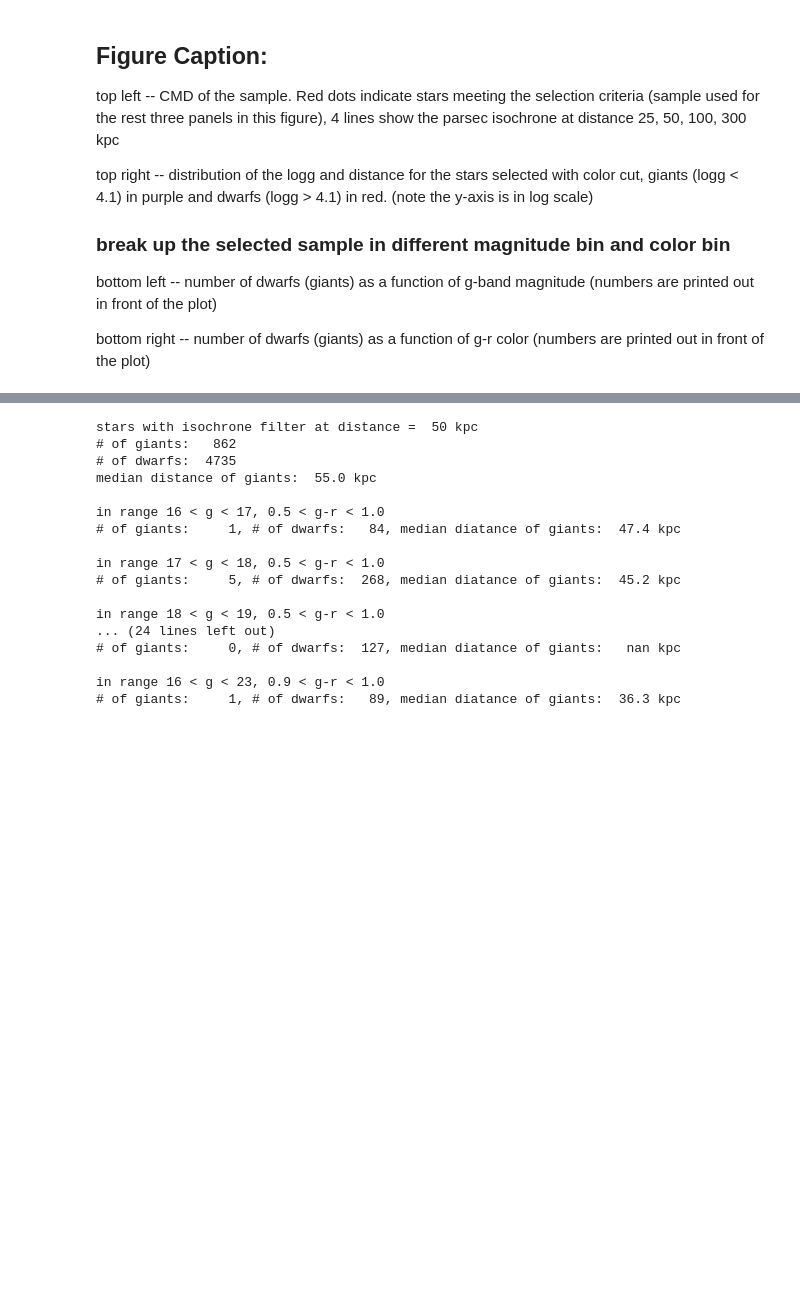
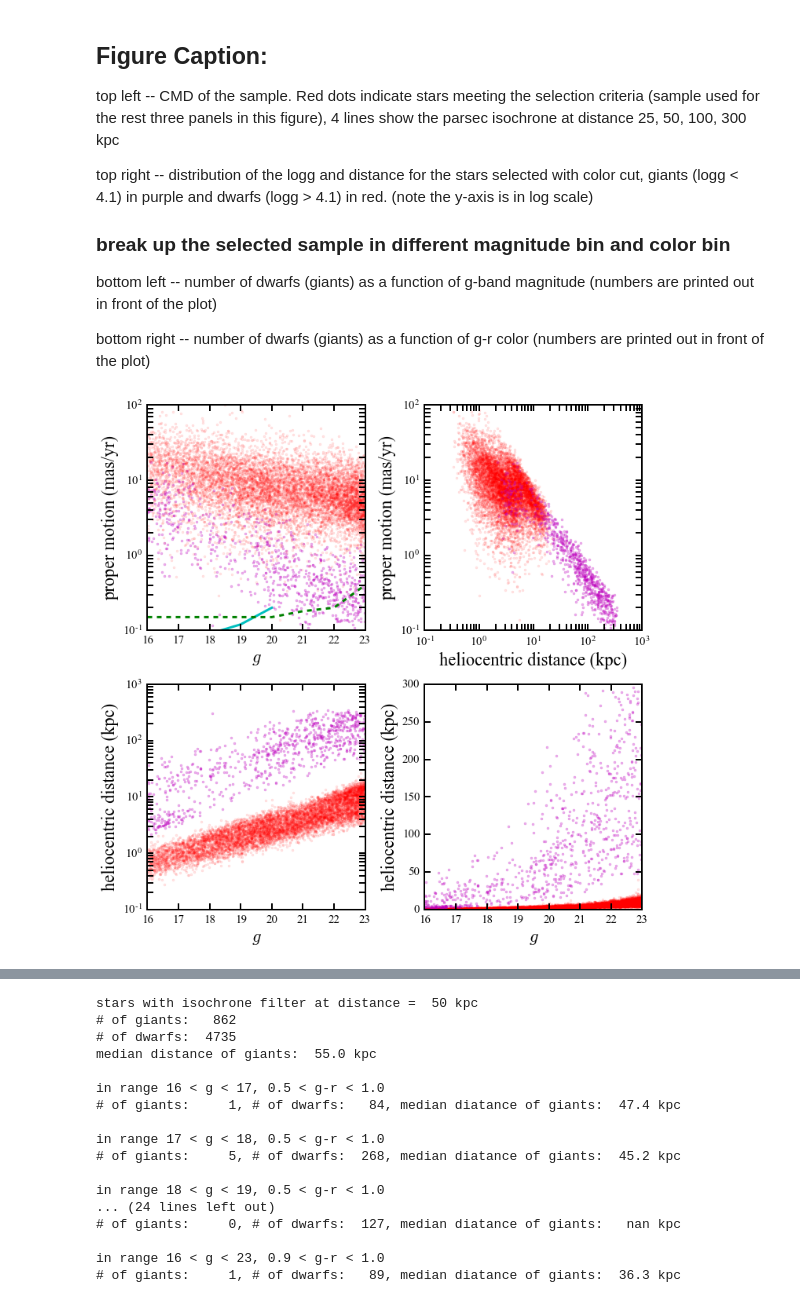
Before and after one commit to sazabi4/test, a Jupyter notebook: Foreground_star_estimation_galaxia.ipynb, the cells around one changed output, grey strips where cells are left out. Cells and saved outputs as stored; diff of their text form; code cells hidden in the pictures; blank space fills up the shorter version.

Commit message:
updated with besancon model and included proper motion in galaxy

```diff
--- a/Foreground_star_estimation_galaxia.ipynb
+++ b/Foreground_star_estimation_galaxia.ipynb
@@ -13,7 +13,7 @@ parsec = np.genfromtxt('/Users/astrolab/Work/UFD/ugali/isochrones/padova_v3/iso_
 # %%
 abs_g = galaxia['sdss_g']
 abs_r = galaxia['sdss_r']
-d = galaxia['rad']
+d = galaxia['rad'] #in kpc
 print 'distance to farthest star: %4d kpc' %d.max()
 
 dm = 5*np.log10(d*1000)-5
@@ -27,10 +27,20 @@ app_g = galaxia['sdss_g']+5*np.log10(d*1000)-5
 app_r = galaxia['sdss_r']+5*np.log10(d*1000)-5
 popid = galaxia['popid']
 logg = galaxia['grav']
-teff = galaxia['teff']
+teff = galaxia['teff']  # log(Teff)
 
 magrange_mask = (app_g < 23)&(app_g > 16)
 print 'total number of stars: %6d' %len(app_g[magrange_mask])
+
+import bovy_coords
+temp = bovy_coords.vxvyvz_to_vrpmllpmbb(galaxia['vx'], galaxia['vy'],\
+                                                    galaxia['vz'], galaxia['glon'],\
+                                                    galaxia['glat'], galaxia['rad'],\
+                                                   XYZ=False, degree=True)
+vr = np.array(temp[:,0], dtype=float)
+pmll = np.array(temp[:,1], dtype=float)
+pmbb = np.array(temp[:,2], dtype=float)
+pm = np.sqrt(pmll**2+pmbb**2)
 # %% [output]
 distance to farthest star:  349 kpc
 total number of stars:  40344
@@ -220,3 +230,48 @@ top right -- distribution of the logg and distance for the stars selected with c
 bottom left -- number of dwarfs (giants) as a function of g-band magnitude (numbers are printed out in front of the plot)
 
 bottom right -- number of dwarfs (giants) as a function of g-r color (numbers are printed out in front of the plot)
+# %%
+plt.figure(figsize=[10,10])
+plt.subplot(2,2,1)
+plt.plot(app_g[mask1],pm[mask1],'r.', alpha=0.1)
+plt.plot(app_g[mask2],pm[mask2],'m.', alpha=0.3)
+plt.gca().set_yscale("log")
+plt.ylim(0.1,100)
+plt.ylabel('proper motion (mas/yr)')
+plt.xlabel('$g$')
+
+mag1 = np.arange(16,20.1,1.)
+gaia = np.array([0.03,0.06,0.09, 0.12, 0.2])
+mag2 = np.arange(16,23.1,1.)
+lsst = np.array([0.15, 0.15, 0.15, 0.15, 0.15, 0.18, 0.20, 0.4])
+plt.plot(mag1,gaia,'-c',lw=3)
+plt.plot(mag2,lsst,'--g',lw=3)
+
+
+plt.subplot(2,2,2)
+plt.plot(d[mask1],pm[mask1],'r.', alpha=0.1)
+plt.plot(d[mask2],pm[mask2],'m.', alpha=0.3)
+plt.gca().set_yscale("log")
+plt.gca().set_xscale("log")
+plt.ylabel('proper motion (mas/yr)')
+plt.xlabel('heliocentric distance (kpc)')
+plt.ylim(0.1,100)
+
+plt.subplot(2,2,3)
+plt.plot(app_g[mask1],d[mask1],'r.', alpha=0.1)
+plt.plot(app_g[mask2],d[mask2],'m.', alpha=0.3)
+plt.gca().set_yscale("log")
+plt.ylabel('heliocentric distance (kpc)')
+plt.xlabel('$g$')
+plt.ylim(0.1,1000)
+
+plt.subplot(2,2,4)
+plt.plot(app_g[mask1],d[mask1],'r.', alpha=0.1, label='log$g$ > 4.1, dwarfs')
+plt.plot(app_g[mask2],d[mask2],'m.', alpha=0.3, label='log$g$ < 4.1, giants')
+plt.ylabel('heliocentric distance (kpc)')
+plt.xlabel('$g$')
+plt.ylim(0,300)
+plt.legend()
+plt.tight_layout()
+# %% [output]
+[figure, added]
```
Also changed, not shown: parts of 7 cells of this notebook, 2 other files.
